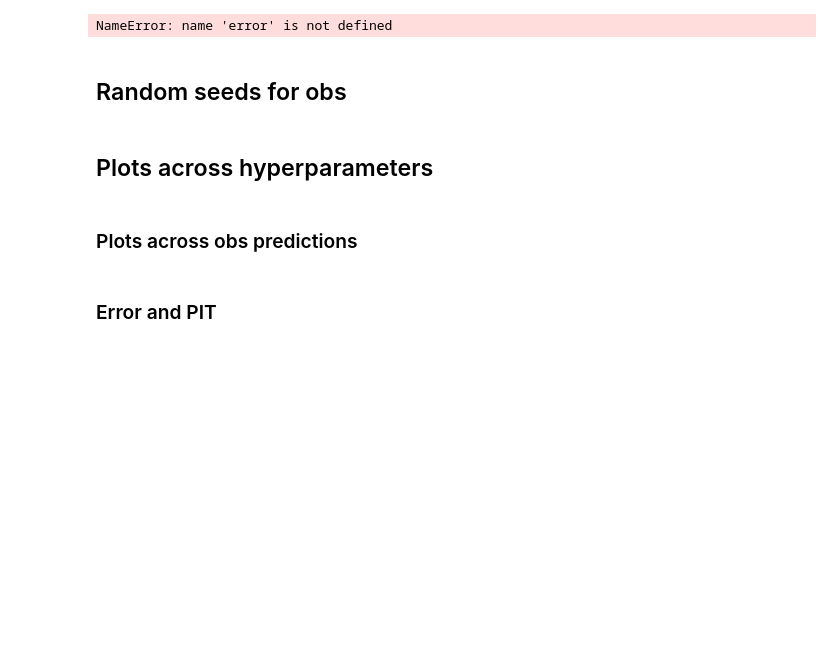
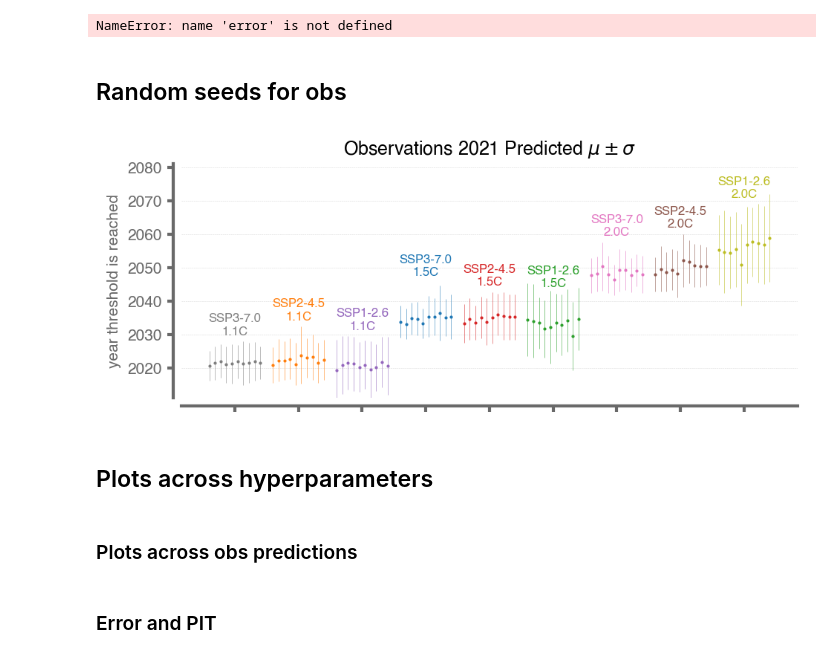
Before and after one commit to eabarnes1010/target_temp_detection, a Jupyter notebook: _compare_random_seeds.ipynb, the cells around one changed output. Drawn from its saved outputs; the diff is of its cells as text; code cells hidden in the pictures; blank space fills up the shorter version.

```diff
--- a/_compare_random_seeds.ipynb
+++ b/_compare_random_seeds.ipynb
@@ -73,7 +79,7 @@ FIGURE_DIRECTORY = 'figures/'
 ## Plotting Functions
 # %%
 FS = 10
-palette=("tab:gray","tab:purple","tab:orange","tab:blue","tab:red","tab:green",)
+palette=("tab:gray","tab:purple","tab:orange","tab:blue","tab:red","tab:green","tab:pink","tab:brown","tab:olive")
 
 ### for white background...
 # plt.rc('text',usetex=True)
@@ -149,8 +155,12 @@ if LOOP_THROUGH_EXP == True:
 
             # check if entry exists
             if LOAD_METRICS == True:
-                entry = df_metrics[(df_metrics["exp_name"]==exp_name) & (df_metrics["seed"]==settings["seed"])]
-                if len(entry) > 0:
+                entry = df_metrics[(df_metrics["exp_name"]==settings["exp_name"]) & (df_metrics["seed"]==settings["seed"])]
+                if OVERWRITE == True:
+                    print('removing entry: ')
+                    display(entry)
+                    df_metrics=df_metrics.drop(index=entry.index,)
+                elif (len(entry) > 0):
                     continue
 
             # get model name
@@ -213,7 +223,12 @@ if LOOP_THROUGH_EXP == True:
             df = pd.DataFrame(d, index=[0])
             df_metrics = pd.concat([df_metrics,df])
 
-    df_metrics = df_metrics.drop_duplicates(ignore_index=True)
+    # there should NOT be any duplicates
+    df_duplicated = df_metrics.duplicated(subset=("exp_name","seed"))
+    if(len(df_duplicated[df_duplicated==True]) > 0):
+        display(df_duplicated)
+        raise ValueError('there are duplicated entries!')
+    df_metrics = df_metrics.drop_duplicates(ignore_index=True, keep="last", subset=("exp_name","seed"))
 
     if SAVE_FILE:
         df_metrics.to_pickle(PREDICTIONS_DIRECTORY + "df_random_seed.pickle")
@@ -312,14 +274,12 @@ for obs_type in ('best','giss'):
 # %%
 # PLOT ACROSS SSPs and TARGETS
-EXP_FOR_PLOTTING = ('exp11C_370','exp15C_370','exp15C_126','exp20C_370','exp20C_126')
-df_metrics_plot = df_metrics[df_metrics["exp_name"].isin(EXP_FOR_PLOTTING)]
-df_metrics_plot = df_metrics_plot.sort_values("exp_name")
-clr_order = [0,2,1,3,4,5]
+EXP_FOR_PLOTTING = ('exp11C_370','exp11C_245','exp11C_126','exp15C_370','exp15C_245','exp15C_126','exp20C_370','exp20C_245','exp20C_126')
+clr_order = [0,2,1,3,4,5,6,7,8,]
 x_labels = EXP_FOR_PLOTTING
 #------------------------------------------------------------
-fig, ax = plt.subplots(1,1,figsize=(3.5,2.75))
+fig, ax = plt.subplots(1,1,figsize=(6.5,2.75))
 
-for obs_type in ('best','giss'):
+for obs_type in ('best',):
     for iexp,exp_name in enumerate(EXP_FOR_PLOTTING):
         iplot = np.where(df_metrics["exp_name"]==exp_name)[0]
 
@@ -333,44 +293,48 @@ for obs_type in ('best','giss'):
             clr = np.array(palette)[clr_order][iexp]
 
         ax.errorbar(np.ones(iplot.shape)*iexp+np.linspace(-.4,.4,len(iplot))+shift_extra,
-                df_metrics.iloc[iplot][obs_type + "_2021_mu"],
+                df_metrics.iloc[iplot][obs_type + "_2021_mu"]+2021,
                 yerr=df_metrics.iloc[iplot][obs_type + "_2021_sigma"],
                 color=clr,
                 marker='.',
                 linestyle='',
                 elinewidth=.25,
                 markersize=2,
                 alpha=alpha,
                )
 
         # plot the text above the bars
-        if obs_type=='giss':
+        if obs_type=='best':
             max_y_value = np.max(df_metrics.iloc[iplot][obs_type + "_2021_mu"]+df_metrics.iloc[iplot][obs_type + "_2021_sigma"])
             if exp_name=='exp15C_370':
                 add_val = 3
             elif exp_name=='exp20C_126' or exp_name=='exp15C_126':
                 add_val = -1
             else:
                 add_val = 2
             text_name = 'SSP'+exp_name[7]+'-'+exp_name[8] + '.' + exp_name[9] + '\n' +exp_name[3] + '.' + exp_name[4]+'C'
 
             plt.text(iexp,
-                     max_y_value+add_val,
+                     max_y_value+add_val+2021,
                      text_name,
                      fontsize=FS*0.8,
                      color=np.array(palette)[clr_order][iexp],
                      horizontalalignment='center',
                     )
 
 
-ax.set_ylabel('years until target')
-ax.set_title('Observations 2021 predicted $\mu \pm \sigma$')
+ax.set_ylabel('year threshold is reached')
+ax.set_title('Observations 2021 Predicted $\mu \pm \sigma$')
 ax.set_xlabel(None)
 format_spines(ax)
 ax.set_xticks(np.arange(0,len(x_labels)),'', fontsize=FS*0.8,rotation=45)
-ax.set_yticks(np.arange(-100,100,10),np.arange(-100,100,10).round())
-ax.set_ylim(-10,60)
+ax.set_yticks(np.arange(1950,2100,10),np.arange(1950,2100,10).round())
+ax.set_ylim(-10+2021,60+2021)
+plt.grid(which='major',axis='y',linewidth=.25,linestyle='--',alpha=.5)
 
 plt.tight_layout()
-plots.savefig(FIGURE_DIRECTORY + 'obs_BEST_GISS' + '_params_ssp_target_comparison',dpi=savefig_dpi)
+# plots.savefig(FIGURE_DIRECTORY + 'obs_BEST_GISS' + '_params_ssp_target_comparison',dpi=savefig_dpi)
+plots.savefig(FIGURE_DIRECTORY + 'obs_BEST' + '_params_ssp_target_comparison',dpi=savefig_dpi)
 plt.show()
+# %% [output]
+[figure, added]
```
Also changed, not shown: parts of 4 cells of this notebook, 10 other files.
